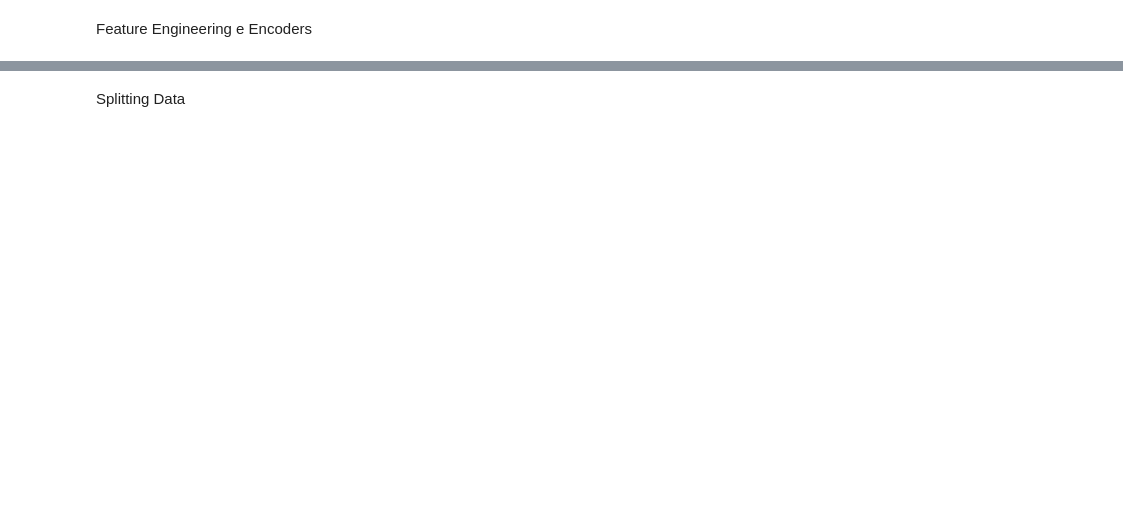
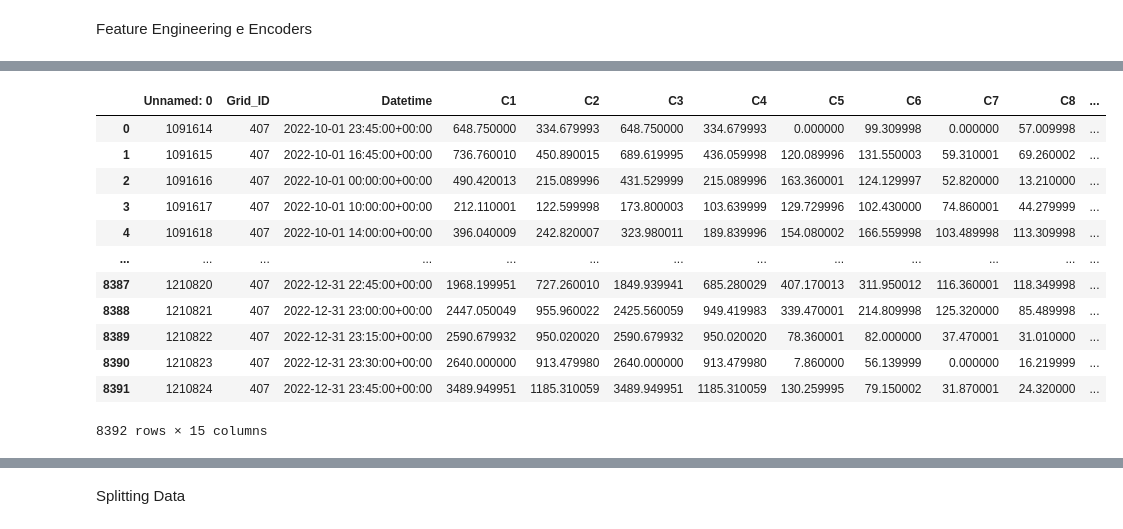
Before and after one commit to a-proenca/LAD, a Jupyter notebook: Cópia_de_LAD_22_23.ipynb, the cells around one changed output, grey strips where cells are left out. Cells and saved outputs as stored; diff of their text form; code cells hidden in the pictures; blank space fills up the shorter version.

```diff
--- a/Cópia_de_LAD_22_23.ipynb
+++ b/Cópia_de_LAD_22_23.ipynb
@@ -325,0 +384,16 @@ df_scaled_df.head()
+# %%
+data_vodafone_paco
+# %% [output]
+|  | Unnamed: 0 | Grid_ID | Datetime | C1 | C2 | C3 | C4 | C5 | C6 | C7 | C8 | ... |
+| 0 | 1091614 | 407 | 2022-10-01 23:45:00+00:00 | 648.750000 | 334.679993 | 648.750000 | 334.679993 | 0.000000 | 99.309998 | 0.000000 | 57.009998 | ... |
+| 1 | 1091615 | 407 | 2022-10-01 16:45:00+00:00 | 736.760010 | 450.890015 | 689.619995 | 436.059998 | 120.089996 | 131.550003 | 59.310001 | 69.260002 | ... |
+| 2 | 1091616 | 407 | 2022-10-01 00:00:00+00:00 | 490.420013 | 215.089996 | 431.529999 | 215.089996 | 163.360001 | 124.129997 | 52.820000 | 13.210000 | ... |
+| 3 | 1091617 | 407 | 2022-10-01 10:00:00+00:00 | 212.110001 | 122.599998 | 173.800003 | 103.639999 | 129.729996 | 102.430000 | 74.860001 | 44.279999 | ... |
+| 4 | 1091618 | 407 | 2022-10-01 14:00:00+00:00 | 396.040009 | 242.820007 | 323.980011 | 189.839996 | 154.080002 | 166.559998 | 103.489998 | 113.309998 | ... |
+| ... | ... | ... | ... | ... | ... | ... | ... | ... | ... | ... | ... | ... |
+| 8387 | 1210820 | 407 | 2022-12-31 22:45:00+00:00 | 1968.199951 | 727.260010 | 1849.939941 | 685.280029 | 407.170013 | 311.950012 | 116.360001 | 118.349998 | ... |
+| 8388 | 1210821 | 407 | 2022-12-31 23:00:00+00:00 | 2447.050049 | 955.960022 | 2425.560059 | 949.419983 | 339.470001 | 214.809998 | 125.320000 | 85.489998 | ... |
+| 8389 | 1210822 | 407 | 2022-12-31 23:15:00+00:00 | 2590.679932 | 950.020020 | 2590.679932 | 950.020020 | 78.360001 | 82.000000 | 37.470001 | 31.010000 | ... |
+| 8390 | 1210823 | 407 | 2022-12-31 23:30:00+00:00 | 2640.000000 | 913.479980 | 2640.000000 | 913.479980 | 7.860000 | 56.139999 | 0.000000 | 16.219999 | ... |
+| 8391 | 1210824 | 407 | 2022-12-31 23:45:00+00:00 | 3489.949951 | 1185.310059 | 3489.949951 | 1185.310059 | 130.259995 | 79.150002 | 31.870001 | 24.320000 | ... |
+8392 rows × 15 columns
```
Also changed, not shown: parts of 40 cells of this notebook.
